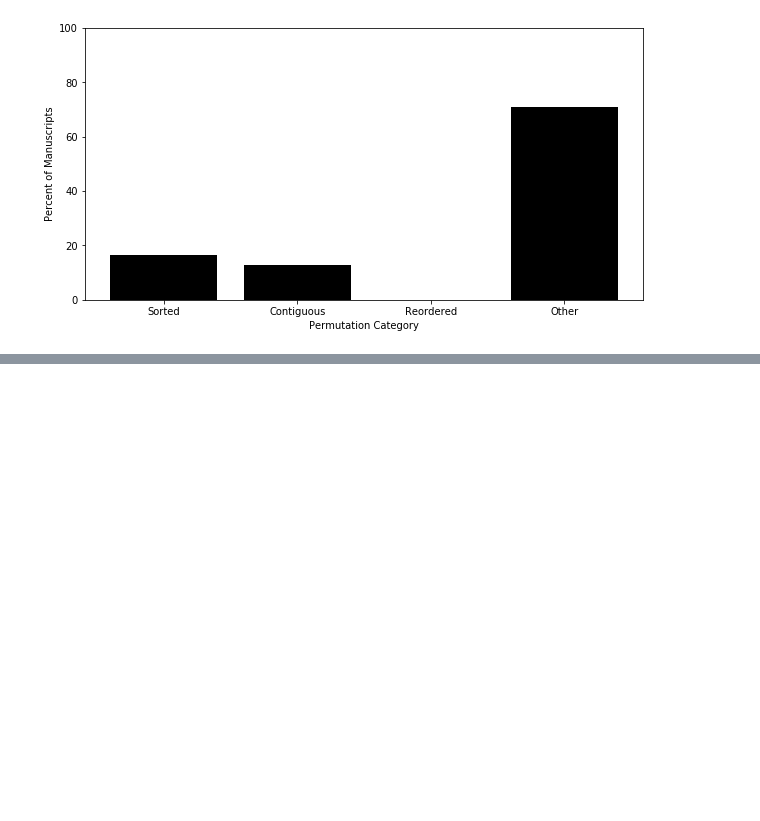
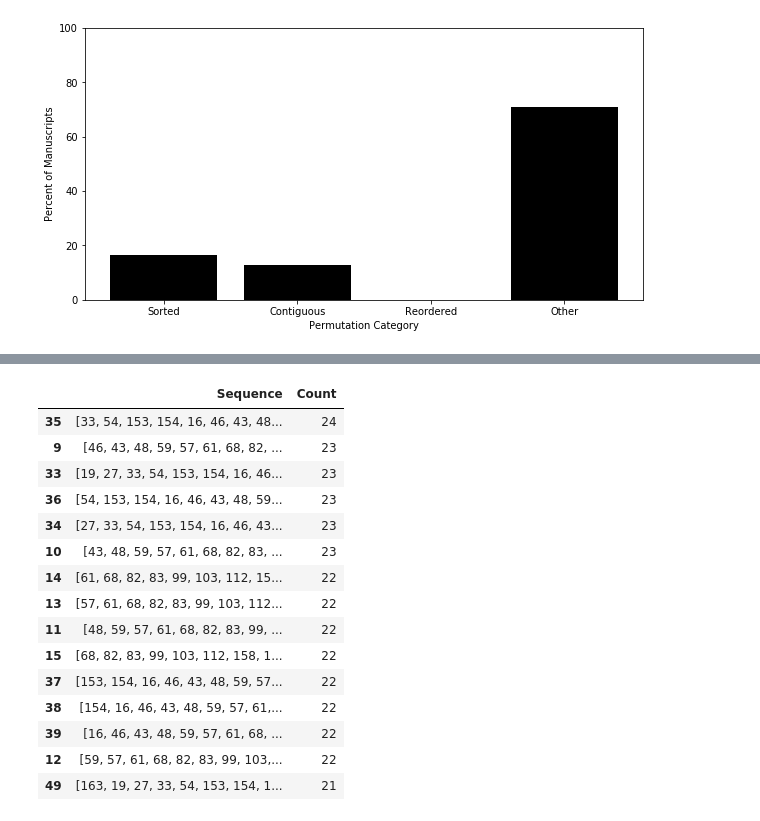
Before and after one commit to kmcelwee/pemm-jupyter, a Jupyter notebook: Research Manuscript Order.ipynb, the cells around one changed output, grey strips where cells are left out. Saved outputs shown, nothing was run; the diff lists cells and outputs as text; code cells hidden in the pictures; blank space fills up the shorter version.

Commit message:
create k-gram sequence counter, remove collocation matrices, create dirs for output

```diff
--- a/Research Manuscript Order.ipynb
+++ b/Research Manuscript Order.ipynb
@@ -29,3 +26,16 @@ DATA_DIR = 'pemm-data/data/'
+# %%
+DATA_DIR = 'pemm-data/data/'
+OUTPUT_DIR = 'output'
+DATA_STRUCTURE_DIR = os.path.join(OUTPUT_DIR, 'data_structures')
+PLOT_DIR = os.path.join(OUTPUT_DIR, 'all_plots')
+SEQUENCE_DIR = os.path.join(OUTPUT_DIR, 'sequence_data')
+
+if not os.path.exists(PLOT_DIR):
+    os.makedirs(PLOT_DIR)
+if not os.path.exists(DATA_STRUCTURE_DIR):
+    os.makedirs(DATA_STRUCTURE_DIR)
+if not os.path.exists(SEQUENCE_DIR):
+    os.makedirs(SEQUENCE_DIR)
 # %% [markdown]
 ## Clean data
 # %% [markdown]
@@ -80,6 +93,9 @@ all_manuscripts = []
 for i, df in df_s.groupby('Manuscript'):
     df = df.sort_values('Miracle Number')
     all_manuscripts.append(df['Integer ID'].tolist())
+# %%
+with open(os.path.join(DATA_STRUCTURE_DIR, 'all-manuscripts.json'), 'w') as f:
+    json.dump(all_manuscripts, f, indent=4)
 # %% [markdown]
 ## Create other constants & data structures
 # %%
@@ -214,7 +231,7 @@ for man in all_manuscripts:
             neighbor_d[story_id]['before'].append(man[i-1])
             neighbor_d[story_id]['after'].append(man[i+1])
 
-with open('collocation.json', 'w') as f:
+with open(os.path.join(SEQUENCE_DIR, 'collocation.json'), 'w') as f:
     json.dump(neighbor_d, f)
 # %% [markdown]
 ### What IDs are most commonly first and last in a manuscript?
@@ -364,0 +372,41 @@ alteration_type
+# %%
+K = 10
+# %%
+sequence_count = {}
+for man in all_manuscripts:
+    if len(man) > K:
+        for i, story_id in enumerate(man[:-K]):
+            seq = man[i:i+K]
+            assert len(seq) == K, "Something's gone wrong"
+            if not is_contiguous(seq):
+                seq_string = '-'.join([str(x) for x in seq])
+                sequence_count[seq_string] = sequence_count.get(seq_string, 0) + 1
+    elif len(man) == K:
+        seq = man
+        if not is_contiguous(seq):
+            seq_string = '-'.join([str(x) for x in seq])
+            sequence_count[seq_string] = sequence_count.get(seq_string, 0) + 1
+
+sequence_count_list = [[[reverse_id_mapper[int(x)] for x in seq.split('-')], c] for seq, c in sequence_count.items()]
+
+df_sc = pd.DataFrame(sequence_count_list, columns=['Sequence', 'Count'])
+df_sc = df_sc.sort_values('Count', ascending=False)
+df_sc.to_csv(os.path.join(SEQUENCE_DIR, f'{K}-gram-count.csv'))
+df_sc.head(15)
+# %% [output]
+|  | Sequence | Count |
+| 35 | [33, 54, 153, 154, 16, 46, 43, 48... | 24 |
+| 9 | [46, 43, 48, 59, 57, 61, 68, 82, ... | 23 |
+| 33 | [19, 27, 33, 54, 153, 154, 16, 46... | 23 |
+| 36 | [54, 153, 154, 16, 46, 43, 48, 59... | 23 |
+| 34 | [27, 33, 54, 153, 154, 16, 46, 43... | 23 |
+| 10 | [43, 48, 59, 57, 61, 68, 82, 83, ... | 23 |
+| 14 | [61, 68, 82, 83, 99, 103, 112, 15... | 22 |
+| 13 | [57, 61, 68, 82, 83, 99, 103, 112... | 22 |
+| 11 | [48, 59, 57, 61, 68, 82, 83, 99, ... | 22 |
+| 15 | [68, 82, 83, 99, 103, 112, 158, 1... | 22 |
+| 37 | [153, 154, 16, 46, 43, 48, 59, 57... | 22 |
+| 38 | [154, 16, 46, 43, 48, 59, 57, 61,... | 22 |
+| 39 | [16, 46, 43, 48, 59, 57, 61, 68, ... | 22 |
+| 12 | [59, 57, 61, 68, 82, 83, 99, 103,... | 22 |
+| 49 | [163, 19, 27, 33, 54, 153, 154, 1... | 21 |
```
Also changed, not shown: parts of 16 cells of this notebook.
